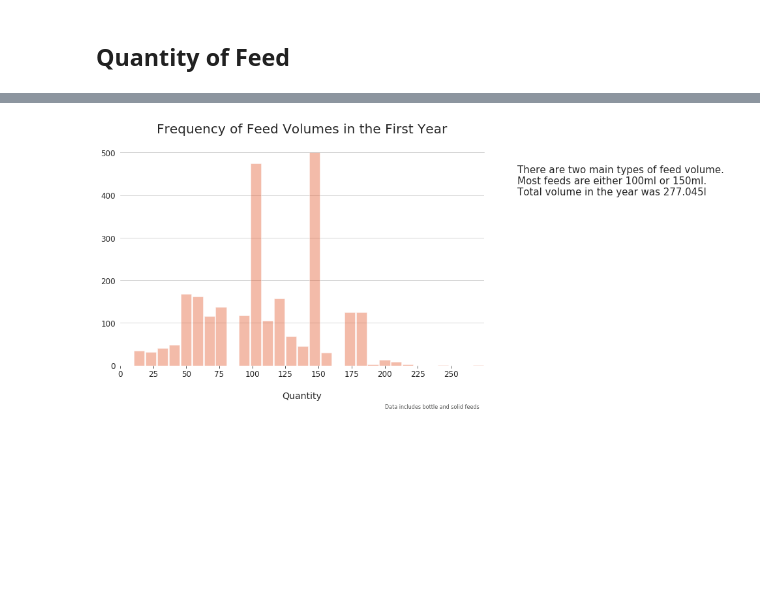
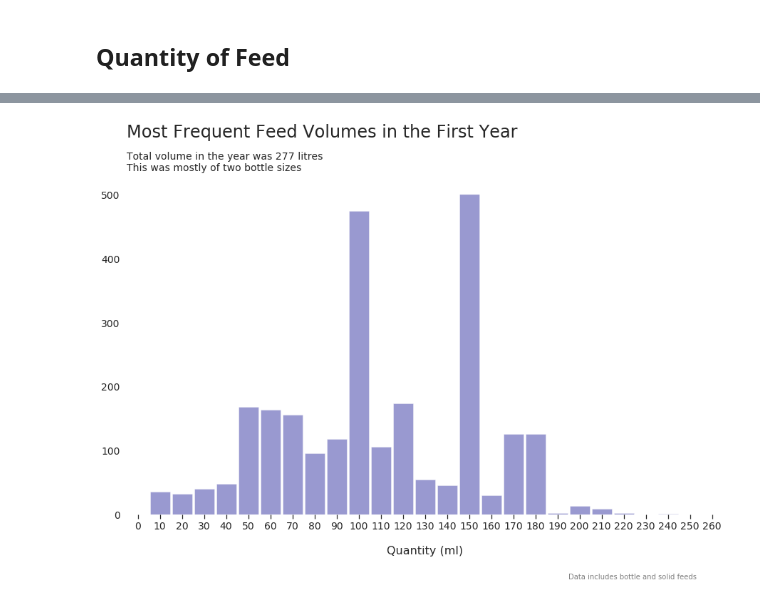
Before and after one commit to GuerrillaAnalytics/prj001-baby, a Jupyter notebook: analytics/001_eda_feeds/001_eda_feeds.ipynb, the cells around one changed output, grey strips where cells are left out. Cells and saved outputs as stored; diff of their text form; code cells hidden in the pictures; blank space fills up the shorter version.

```diff
--- a/analytics/001_eda_feeds/001_eda_feeds.ipynb
+++ b/analytics/001_eda_feeds/001_eda_feeds.ipynb
@@ -51,0 +60,3 @@ df = pd.read_csv(io.BytesIO(obj['Body'].read()))
+# %%
+df['row_num'] = np.arange(len(df))+1
+df.shape
@@ -148,0 +163,4 @@ array(['Liquid', 'Yogurt', 'Vege', 'Dairy', 'Bread; Fruit; Yogurt',
+# %%
+non_liquid_foods = df[df[' Bottle Type'].isnull()][' Food Type'].unique()
+non_liquid_foods = non_liquid_foods[non_liquid_foods!='Liquid']
+print(non_liquid_foods)
@@ -148,0 +171,3 @@ array(['Liquid', 'Yogurt', 'Vege', 'Dairy', 'Bread; Fruit; Yogurt',
+# %%
+df['is_liquid']=True
+df.loc[df[' Food Type'].isin(non_liquid_foods), 'is_liquid'] = False
@@ -179,47 +198,75 @@ ORANGE1 = '#E15628'
+# %%
+def bins_labels(bins, **kwargs):
+    bin_w = (max(bins) - min(bins)) / (len(bins) - 1)
+    plt.xticks(np.arange(min(bins)+bin_w/2, max(bins), bin_w), bins, **kwargs)
+    plt.xlim(bins[0], bins[-1])
 # %%
-import numpy as np
+sns.set_style('whitegrid')
 
 # configure plot font family to Arial
-plt.rcParams['font.family'] = 'Arial'
+#plt.rcParams['font.family'] = 'Arial'
 matplotlib.rcParams['mathtext.bf'] = 'Arial:bold'
 matplotlib.rcParams['mathtext.it'] = 'Arial:italic'
 
-sns.set_style('whitegrid')
-plt.figure(figsize=(10,6))
 
-fig = sns.distplot(df[' Quantity (ml or g)'] , kde=False, bins = 30, color = ORANGE1,hist_kws={"rwidth": 0.9})
-plt.ylim(0, 500)
-plt.xlim(0, max_quantity)
+sns.set(rc={'figure.figsize':(15,8.27),
+            'axes.facecolor':'white',
+            'figure.facecolor':'white'})
 
-fig.set(xticks=np.arange(0,max_quantity,25))
+bins = range(0, max_quantity,10)
 
-ax=plt.axes()
+ax = sns.distplot(df[' Quantity (ml or g)'] ,
+                   kde=False,
+                   bins = bins,
+                   color = 'darkblue',
+                   hist_kws={"rwidth": 0.9})
+
+
+#ax.set(xticks=np.arange(0,max_quantity,25))
+
+# Grids and lines
 ax.xaxis.grid() # remove vertical grid
 ax.spines['right'].set_visible(False)
 ax.spines['bottom'].set_visible(False)
 ax.spines['left'].set_visible(False)
 
+# X axis
+bins_labels(bins, fontsize=20)
 ax.tick_params(bottom='on')
-ax.set_xlabel('Quantity',fontsize=14)
+ax.set_xlabel('Quantity (ml)',fontsize=16)
 ax.xaxis.labelpad = 20
 
+for item in ax.get_xticklabels():
+    item.set_fontsize(14)
+
+
+# Y Axis
+ax.set(ylim=(0, 500))
 for item in ax.get_yticklabels():
-    item.set_fontsize(12)
-for item in ax.get_xticklabels():
-    item.set_fontsize(12)
+    item.set_fontsize(14)
 
-ax.set_title('Frequency of Feed Volumes in the First Year', pad=30, fontsize=20)
+# Titles
+ax.set_title('Most Frequent Feed Volumes in the First Year'
+             , pad=80
+             , fontsize=24
+             , loc='left')
+ax.annotate("Total volume in the year was "
+            + '{:,}'.format(round(sum(df[' Quantity (ml or g)'])/1000 ))+ ' litres\n'
+            + "This was mostly of two bottle sizes",
+            xy=(0,1),
+            xycoords="axes fraction",
+            xytext=(0,60),
+            textcoords="offset points",
+            ha="left", va="top",
+            fontsize=14)
 
 
 ax.text(200, -100,
          'Data includes bottle and solid feeds',
-         fontsize=8,
-         color=GRAY3)
-ax.text(300, 400, "There are two main types of feed volume.\n" \
-                    "Most feeds are either 100ml or 150ml.\n" \
-                    "Total volume in the year was " + str(sum(df[' Quantity (ml or g)'])/1000 )+ 'l', \
-                    size=15);
+         fontsize=10,
+         color='gray')
+
 
 plt.show()
 # %% [output]
-[figure, old version]
+[figure, new version]
```
Also changed, not shown: parts of 30 cells of this notebook.
